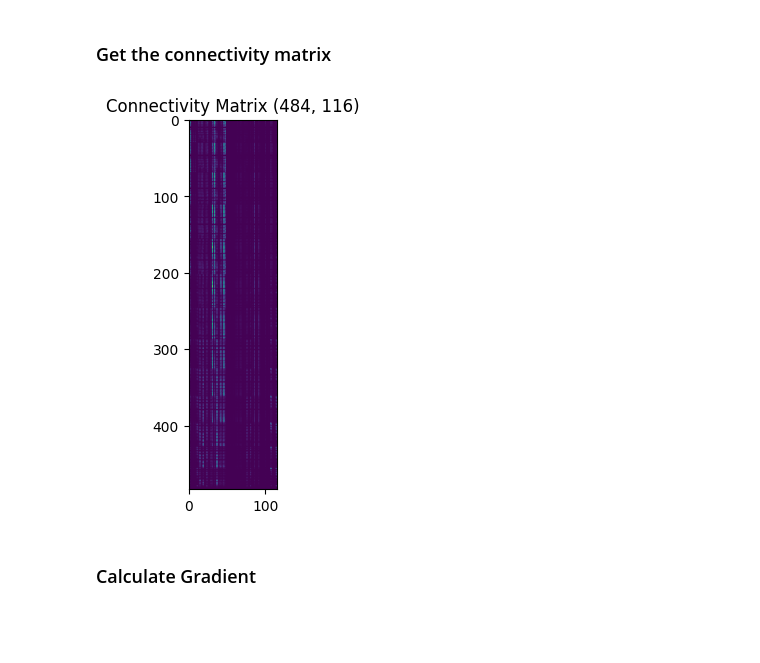
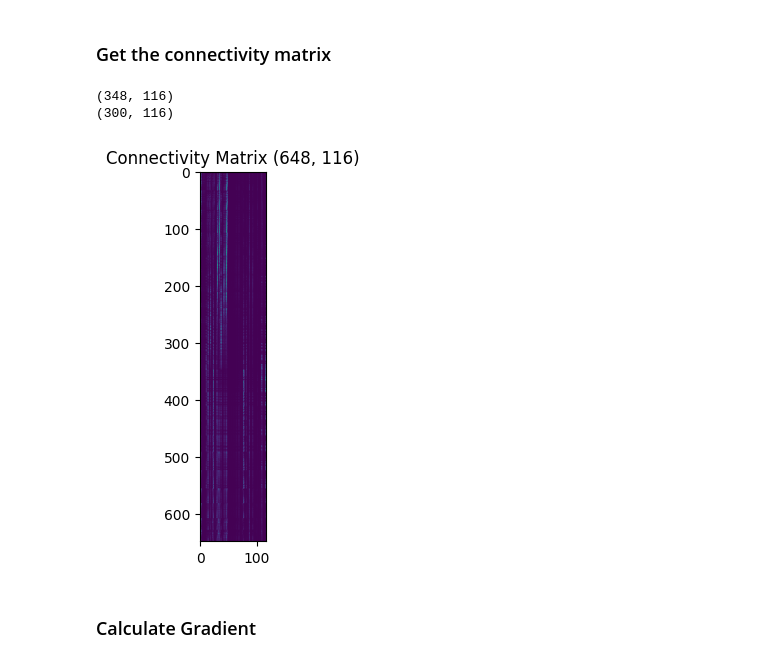
Before and after one commit to akhanf/marm94T-gradients, a Jupyter notebook: marm94T-gradients/notebooks/Diff_gradients.ipynb, the cells around one changed output. Saved outputs shown, nothing was run; the diff lists cells and outputs as text; code cells hidden in the pictures; blank space fills up the shorter version.

```diff
--- a/marm94T-gradients/notebooks/Diff_gradients.ipynb
+++ b/marm94T-gradients/notebooks/Diff_gradients.ipynb
@@ -43,23 +43,41 @@ if not os.path.exists(fig_path):
 ### Get the connectivity matrix
 # %%
 # load npz data - you should place your data.npz file in data directory
-connmap_npz = '/home/ROBARTS/alik/graham/cfmm-bids/Khan/MarmZona_94T/derivatives/subcorticalparc-smk/subcorticalparc_smk/results/diffparc/tpl-MBMv212/tpl-MBMv212_hemi-L_label-ZI_desc-concat_from-group_connMap.npz'
+connmap_L_npz = '/home/ROBARTS/alik/graham/cfmm-bids/Khan/MarmZona_94T/derivatives/subcorticalparc-smk/subcorticalparc_smk/results/diffparc/sub-betty/sub-betty_hemi-L_space-individual_label-ZI_from-MBMv212_connMap.npz'
+connmap_R_npz = '/home/ROBARTS/alik/graham/cfmm-bids/Khan/MarmZona_94T/derivatives/subcorticalparc-smk/subcorticalparc_smk/results/diffparc/sub-betty/sub-betty_hemi-R_space-individual_label-ZI_from-MBMv212_connMap.npz'
 
-data = load(connmap_npz)
-correlation = data['conn_group']
+data_L = load(connmap_L_npz)
+data_R = load(connmap_R_npz)
+
+
+corr_L = data_L['conn']
+print(corr_L.shape)
+
+
+corr_R = data_R['conn']
+print(corr_R.shape)
+
+corr = np.concatenate([corr_L,corr_R],axis=0)
+corr.shape
+
+nvox_L = corr_L.shape[0]
+nvox_R = corr_R.shape[0]
+# %% [output]
+(348, 116)
+(300, 116)
 # %%
 # Average correlation matrix
-corr_avg = np.nanmean(correlation,axis=0)
-corr_avg += 1
-corr_avg[np.isnan(corr_avg)] = 1
+#corr_avg = np.nanmean(correlation,axis=0)
+corr += 1
+corr[np.isnan(corr)] = 1
 # %%
 # Plot this matrix.
 f, ax = plt.subplots(1,1,dpi=100)
-ax.imshow(corr_avg)
-ax.set_title('Connectivity Matrix {}'.format(corr_avg.shape))
+ax.imshow(corr)
+ax.set_title('Connectivity Matrix {}'.format(corr.shape))
 plt.show()
 # %% [output]
-[figure, old version]
+[figure, new version]
 # %% [markdown]
 ### Calculate Gradient
 # %%
```
Also changed, not shown: parts of 16 cells of this notebook.
